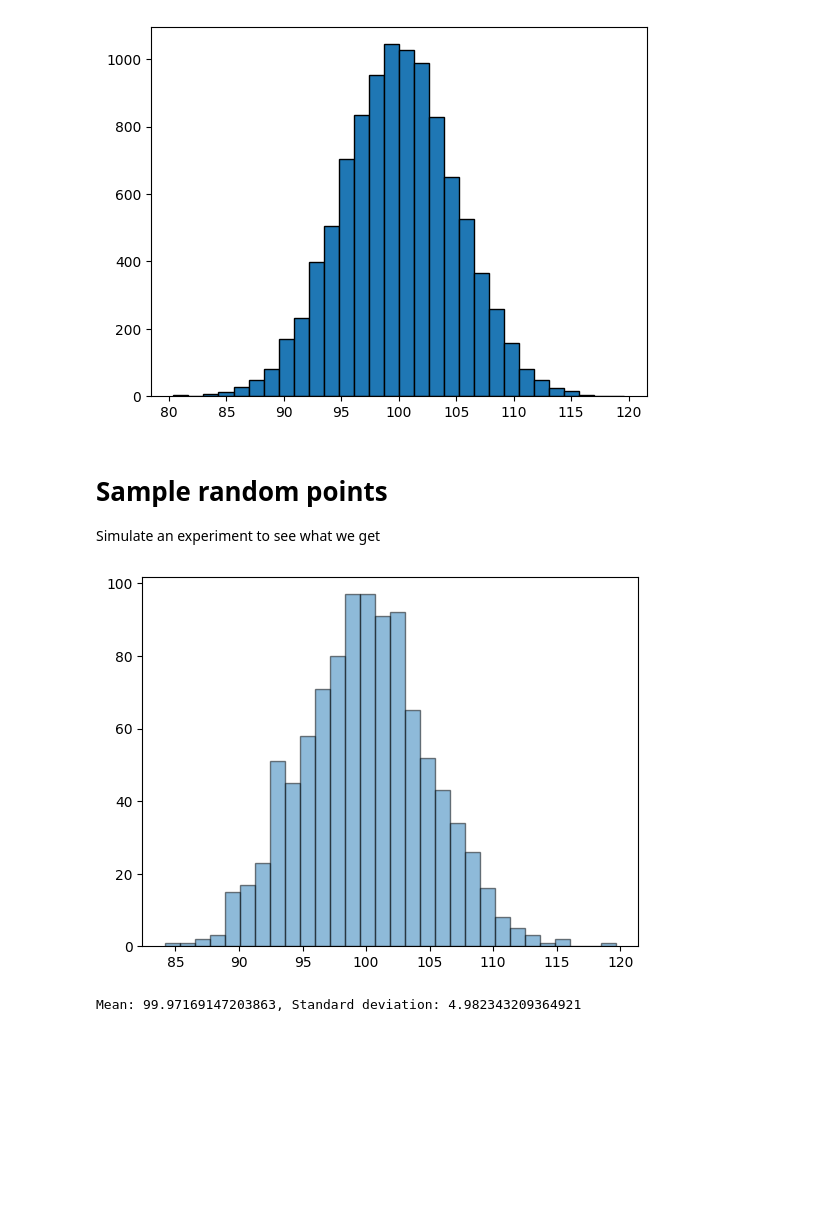
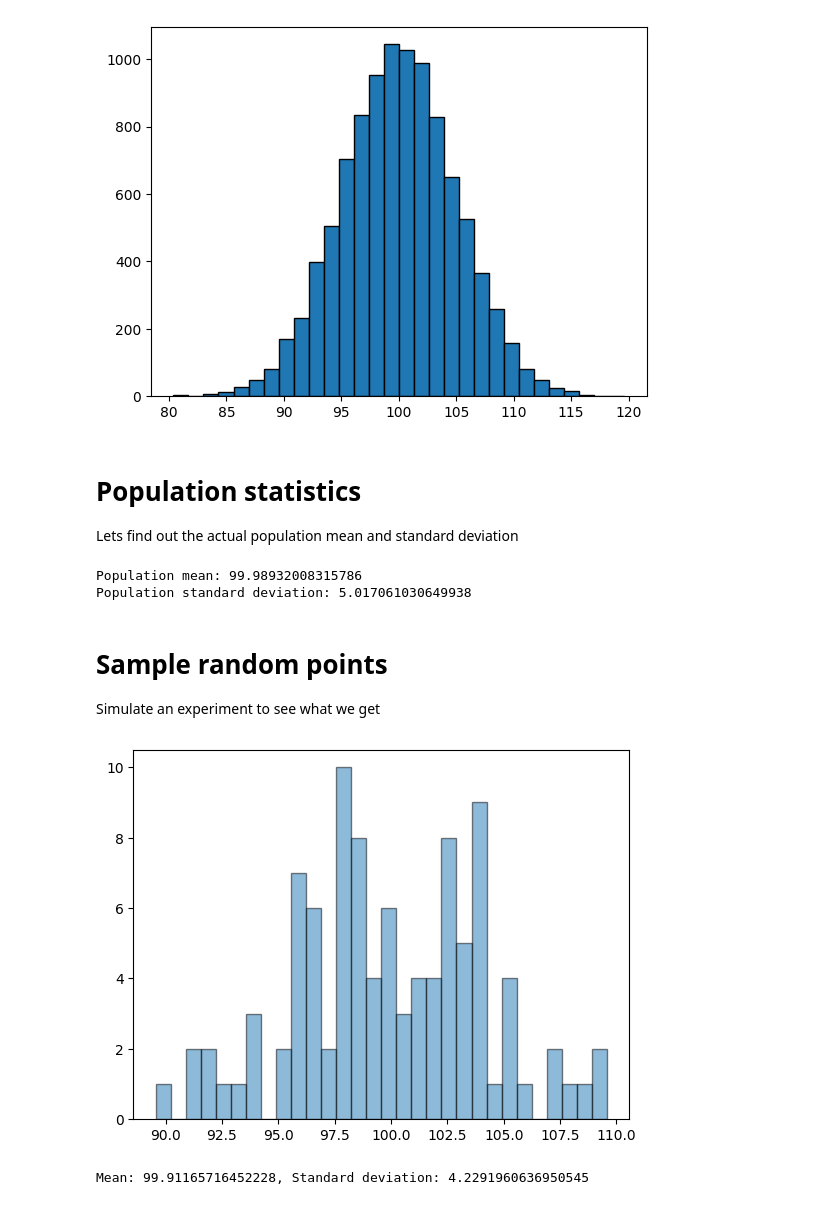
Before and after one commit to cerionXLII/StatisticalMagic, a Jupyter notebook: src/stats.ipynb, the cells around one changed output. Cells and saved outputs as stored; diff of their text form; code cells hidden in the pictures; blank space fills up the shorter version.

```diff
--- a/src/stats.ipynb
+++ b/src/stats.ipynb
@@ -20,21 +20,32 @@ data = np.random.normal(mean, std, n)
 plt.hist(data, bins=30, edgecolor='black');
 # %% [output]
 [figure]
+# %% [markdown]
+# Population statistics
+Lets find out the actual population mean and standard deviation
+# %%
+population_mean = np.mean(data)
+population_std = np.std(data)
+print(f"Population mean: {population_mean}")
+print(f"Population standard deviation: {population_std}")
+# %% [output]
+Population mean: 99.98932008315786
+Population standard deviation: 5.017061030649938
 # %% [markdown]
 # Sample random points
 Simulate an experiment to see what we get
 # %%
 # Random sample
-X = np.random.choice(data, 1000, replace=False)
+X = np.random.choice(data, 100, replace=False)
 
 #Plot it
 plt.hist(X, bins=30, edgecolor='black', alpha=0.5);
 # %% [output]
-[figure, old version]
+[figure, new version]
 # %%
 # Calculate sample mean and standard deviation
 mean_sample = np.mean(X)
 std_sample = np.std(X)
 print(f'Mean: {mean_sample}, Standard deviation: {std_sample}')
 # %% [output]
-Mean: 99.97169147203863, Standard deviation: 4.982343209364921
+Mean: 99.91165716452228, Standard deviation: 4.2291960636950545
```
Also changed, not shown: parts of 5 cells of this notebook.
